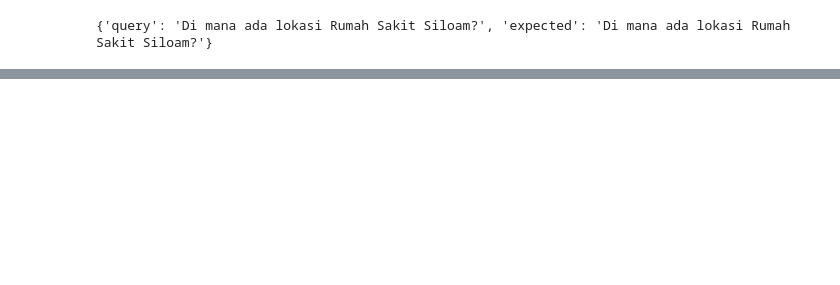
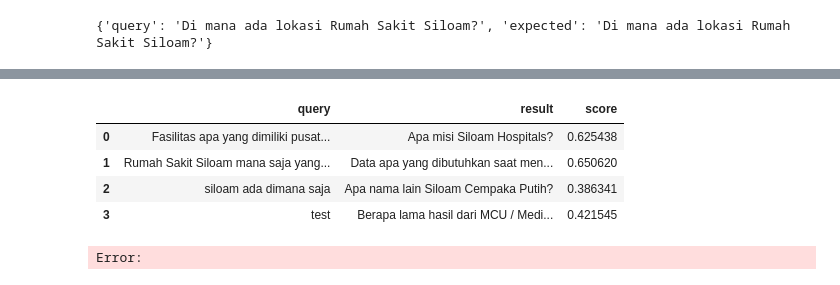
Before and after one commit to kevinadityai/dev, a Jupyter notebook: notebook/faq-embedding.ipynb, the cells around one changed output, grey strips where cells are left out. Cells and saved outputs as stored; diff of their text form; code cells hidden in the pictures; blank space fills up the shorter version.

```diff
--- a/notebook/faq-embedding.ipynb
+++ b/notebook/faq-embedding.ipynb
@@ -307,0 +359,10 @@ with pd.option_context('display.max_rows', None, 'display.max_columns', None):
+# %%
+client = QdrantClient(
+    url=url,
+)
+qdrant = Qdrant(
+    client,
+    embeddings=embeddings,
+    collection_name=collection_name,
+    distance_strategy=distance,
+)
@@ -307,0 +394,22 @@ with pd.option_context('display.max_rows', None, 'display.max_columns', None):
+# %%
+# With question + answer + category.
+results = []
+for t in test_list:
+    [status, data] = testing(qdrant, t["query"], t["expected"])
+    if(status == False):
+        _data = {
+            "query": t["query"],
+            "result": data[0].metadata['question'] if data != "No result" else "No result",
+            "score": data[1] if data != "No result" else "No result"
+        }
+        results.append(_data)
+with pd.option_context('display.max_rows', None, 'display.max_columns', None):
+    df = pd.DataFrame(data=results)
+    display(df)
+# %% [output]
+|  | query | result | score |
+| 0 | Fasilitas apa yang dimiliki pusat... | Apa misi Siloam Hospitals? | 0.625438 |
+| 1 | Rumah Sakit Siloam mana saja yang... | Data apa yang dibutuhkan saat men... | 0.650620 |
+| 2 | siloam ada dimana saja | Apa nama lain Siloam Cempaka Putih? | 0.386341 |
+| 3 | test | Berapa lama hasil dari MCU / Medi... | 0.421545 |
+Error:
```
Also changed, not shown: parts of 38 cells of this notebook.
